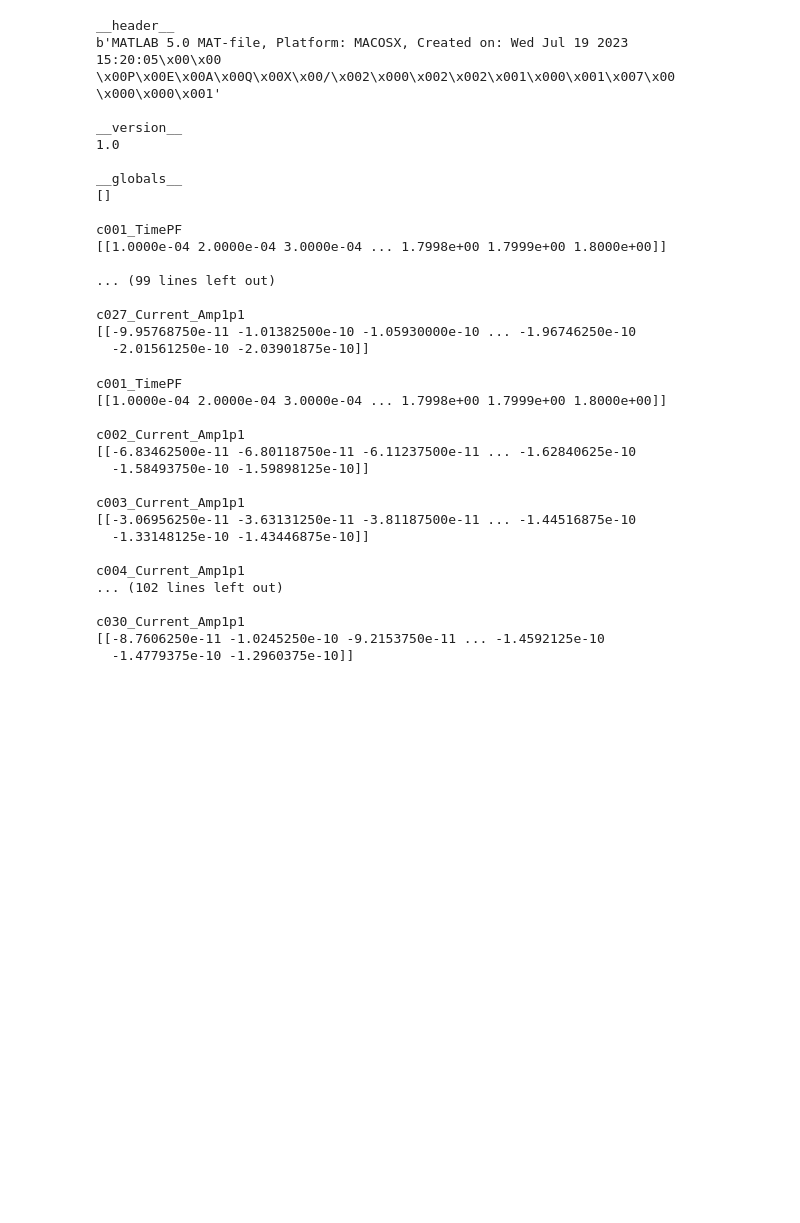
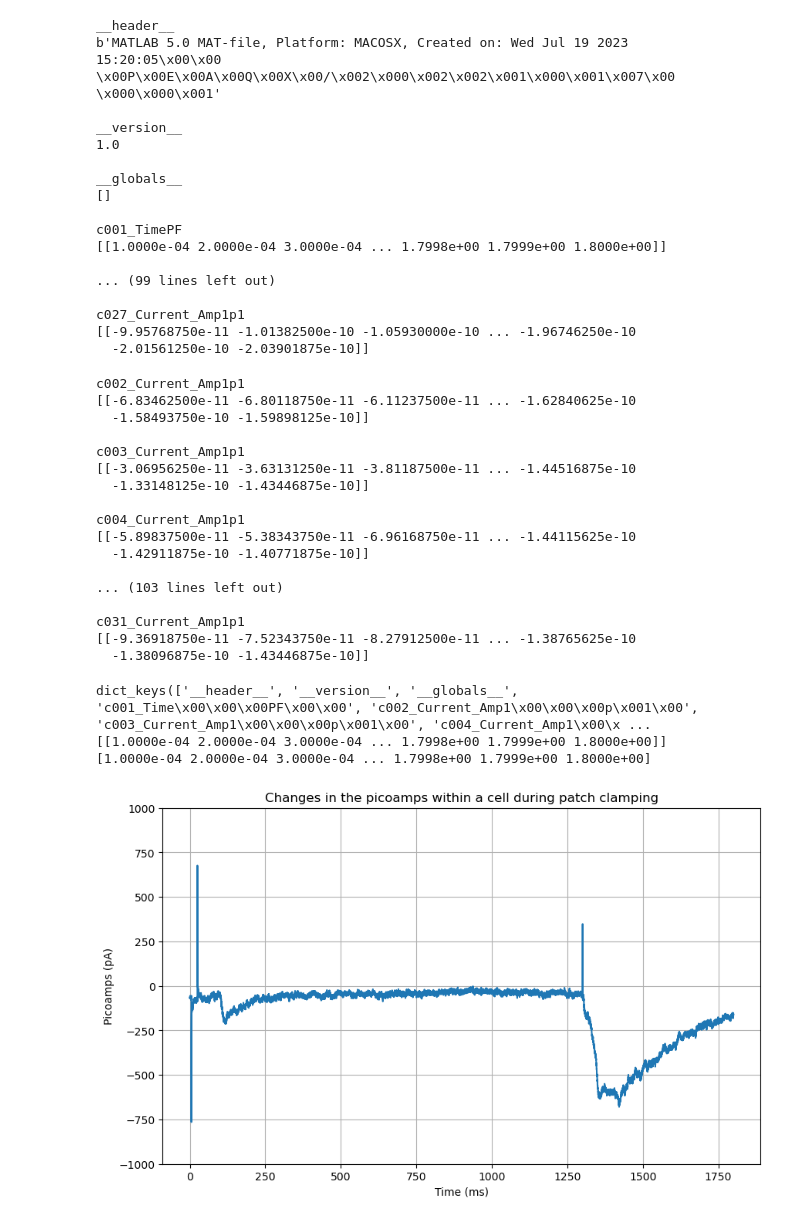
Before and after one commit to joyadler/Analysis_code, a Jupyter notebook: Analysis_code.ipynb, the cells around one changed output. Saved outputs shown, nothing was run; the diff lists cells and outputs as text; code cells hidden in the pictures; blank space fills up the shorter version.

Commit message:
working picoamp traces
turns the .mat file into a dic, and then plots the traces of each sweep by using the key and value.

```diff
--- a/Analysis_code.ipynb
+++ b/Analysis_code.ipynb
@@ -39,7 +40,7 @@ c027_Current_Amp1p1
 # %%
 new_data = data.copy()  # Create a copy of the original dictionary
 
-for i in range(3):  # Remove the first three keys from the copy
+for i in range(4):  # Remove the first three keys from the copy
     first_sweep_key = list(new_data.keys())[0]
     new_data.pop(first_sweep_key)
 
@@ -51,9 +52,6 @@ for i in range(30):  # Modify this line if the dictionary has fewer than 30 keys
     print(first_value)
     print(' ')
 # %% [output]
-c001_TimePF
-[[1.0000e-04 2.0000e-04 3.0000e-04 ... 1.7998e+00 1.7999e+00 1.8000e+00]]
-
 c002_Current_Amp1p1
 [[-6.83462500e-11 -6.80118750e-11 -6.11237500e-11 ... -1.62840625e-10
   -1.58493750e-10 -1.59898125e-10]]
@@ -63,11 +61,48 @@ c003_Current_Amp1p1
   -1.33148125e-10 -1.43446875e-10]]
 
 c004_Current_Amp1p1
-... (102 lines left out)
+[[-5.89837500e-11 -5.38343750e-11 -6.96168750e-11 ... -1.44115625e-10
+  -1.42911875e-10 -1.40771875e-10]]
 
-c030_Current_Amp1p1
-[[-8.7606250e-11 -1.0245250e-10 -9.2153750e-11 ... -1.4592125e-10
-  -1.4779375e-10 -1.2960375e-10]]
+... (103 lines left out)
+
+c031_Current_Amp1p1
+[[-9.36918750e-11 -7.52343750e-11 -8.27912500e-11 ... -1.38765625e-10
+  -1.38096875e-10 -1.43446875e-10]]
+# %%
+# print(type(new_data))
+# new_data['c002_Current_Amp1p1']
+
+print(data.keys())
+times = data['c001_Time\x00\x00\x00PF\x00\x00']
+print(times)
+
+times_0 = times[0]
+print(times_0)
+# %% [output]
+dict_keys(['__header__', '__version__', '__globals__', 'c001_Time\x00\x00\x00PF\x00\x00', 'c002_Current_Amp1\x00\x00\x00p\x001\x00', 'c003_Current_Amp1\x00\x00\x00p\x001\x00', 'c004_Current_Amp1\x00\x ...
+[[1.0000e-04 2.0000e-04 3.0000e-04 ... 1.7998e+00 1.7999e+00 1.8000e+00]]
+[1.0000e-04 2.0000e-04 3.0000e-04 ... 1.7998e+00 1.7999e+00 1.8000e+00]
+# %%
+plt.figure(figsize=(10, 6))  # Create a new figure with a custom size (optional)
+
+# Plot picoamp data over time for each trial
+for trial_name, pA in new_data.items():
+    pA = np.array(pA).flatten()  # flatten the array if it is 2D
+    times = np.linspace(0, len(pA)/10, len(pA))  # create a time array
+    plt.plot(times, pA * 1e12)  # multiplying by 1e12 to convert the unit from A to pA
+    break  # Break the loop after the first iteration
+
+plt.ylim(-1000, 1000) # adjust this according to your data range in pA
+plt.xlabel('Time (ms)')  # Add a label to the x-axis
+plt.ylabel('Picoamps (pA)')  # Add a label to the y-axis
+plt.title('Changes in the picoamps within a cell during patch clamping')  # Add a title
+
+plt.grid(True)  # Show grid lines (optional)
+
+plt.show()  # Display the plot
+# %% [output]
+[figure, added]
 # %%
 # Assuming you have your picoamp data and time data in these arrays
 # For instance:
```
Also changed, not shown: parts of 6 cells of this notebook.
